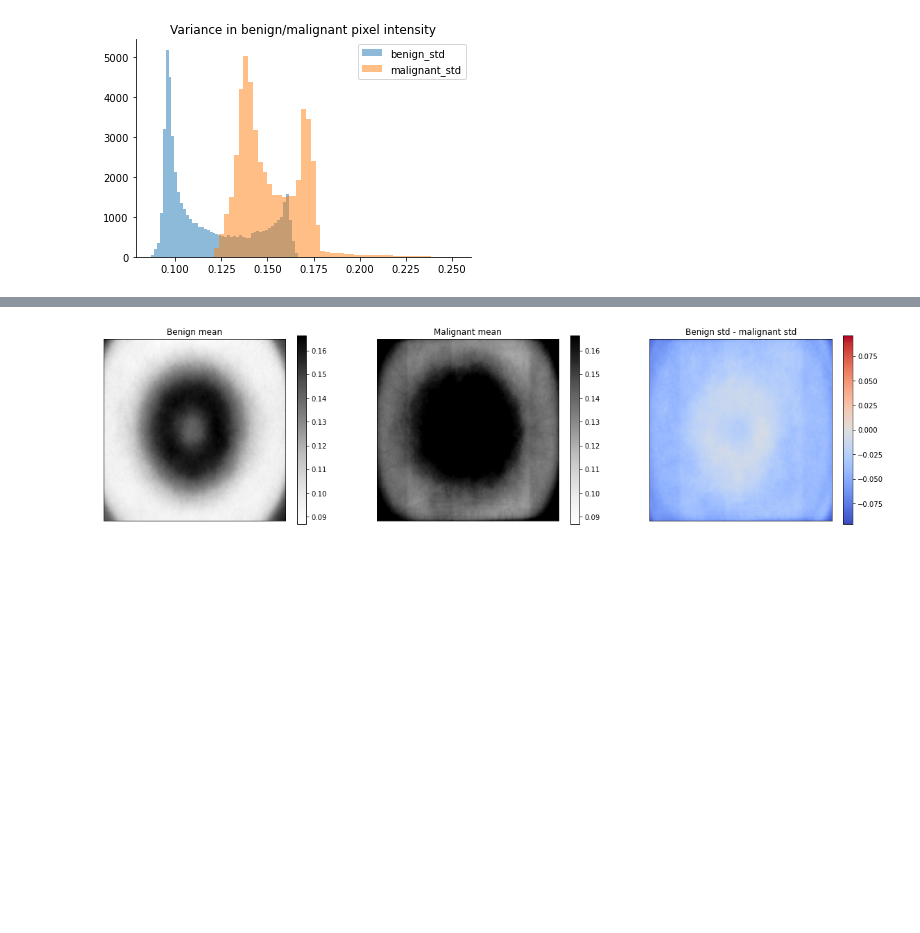
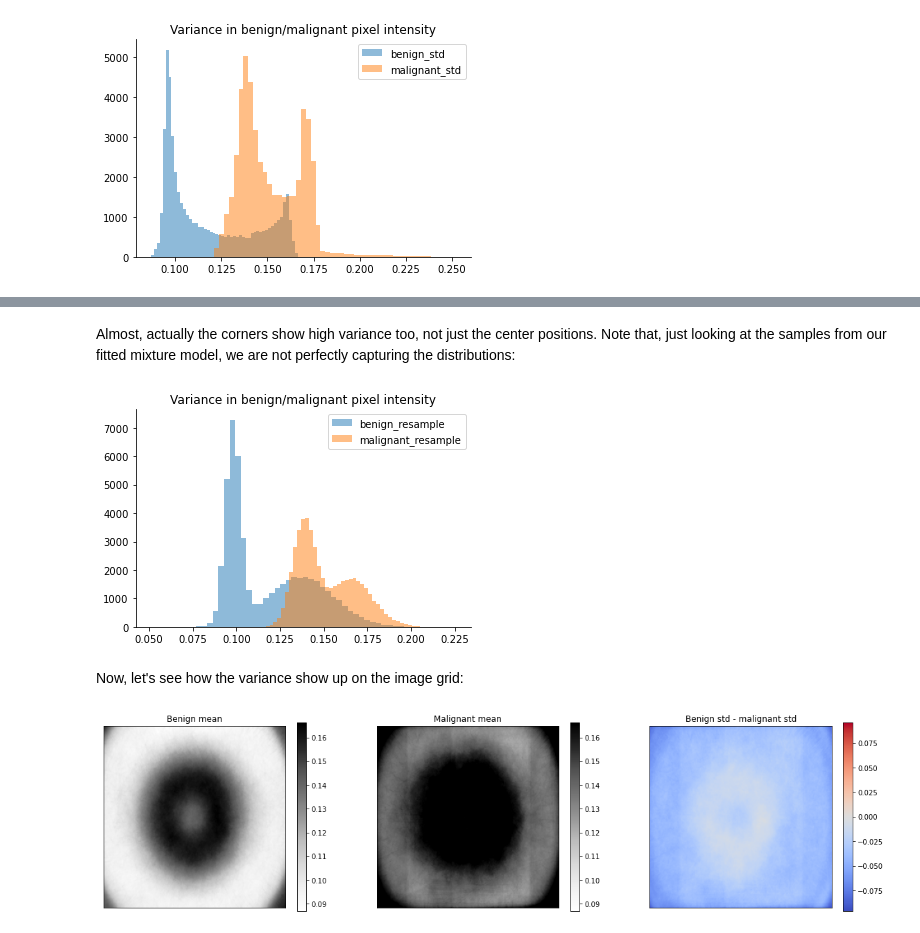
Before and after one commit to danieltsoukup/melanoma_regression, a Jupyter notebook: melanoma-regression.ipynb, the cells around one changed output, grey strips where cells are left out. Cells and saved outputs as stored; diff of their text form; code cells hidden in the pictures; blank space fills up the shorter version.

```diff
--- a/melanoma-regression.ipynb
+++ b/melanoma-regression.ipynb
@@ -312,3 +366,20 @@ In malignant images, the pixels tend to show ~25% higher variance (0.12 vs 0.15)
+# %% [markdown]
+Almost, actually the corners show high variance too, not just the center positions. Note that, just looking at the samples from our fitted mixture model, we are not perfectly capturing the distributions:
+# %%
+benign_resample = benign_gmm.sample(n_samples = 224**2)[0]
+malignant_resample = malignant_gmm.sample(n_samples = 224**2)[0]
+
+plt.figure()
+plt.hist(benign_resample, bins=50, alpha=0.5, label="benign_resample")
+plt.hist(malignant_resample, bins=50, alpha=0.5, label="malignant_resample")
+plt.legend()
+plt.title("Variance in benign/malignant pixel intensity")
+sns.despine()
+plt.show()
+# %% [output]
+[figure, added]
+# %% [markdown]
+Now, let's see how the variance show up on the image grid:
 # %%
 vmin = min(benign_std.min(), malignant_std.min())
 vmax = min(benign_std.max(), malignant_std.max())
```
Also changed, not shown: parts of 25 cells of this notebook.
